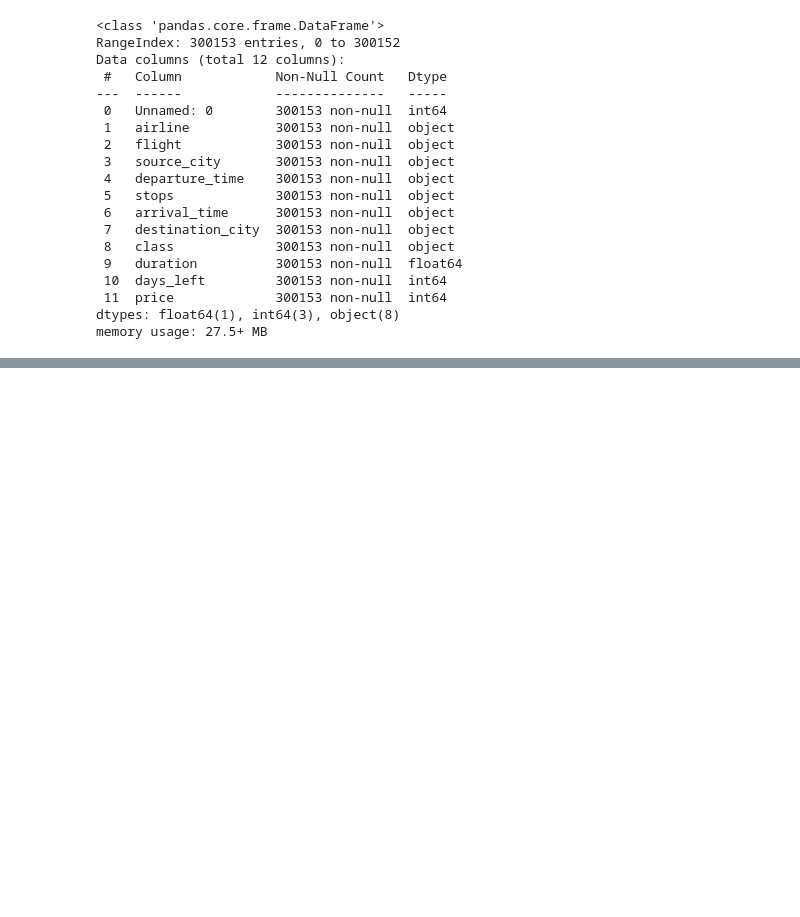
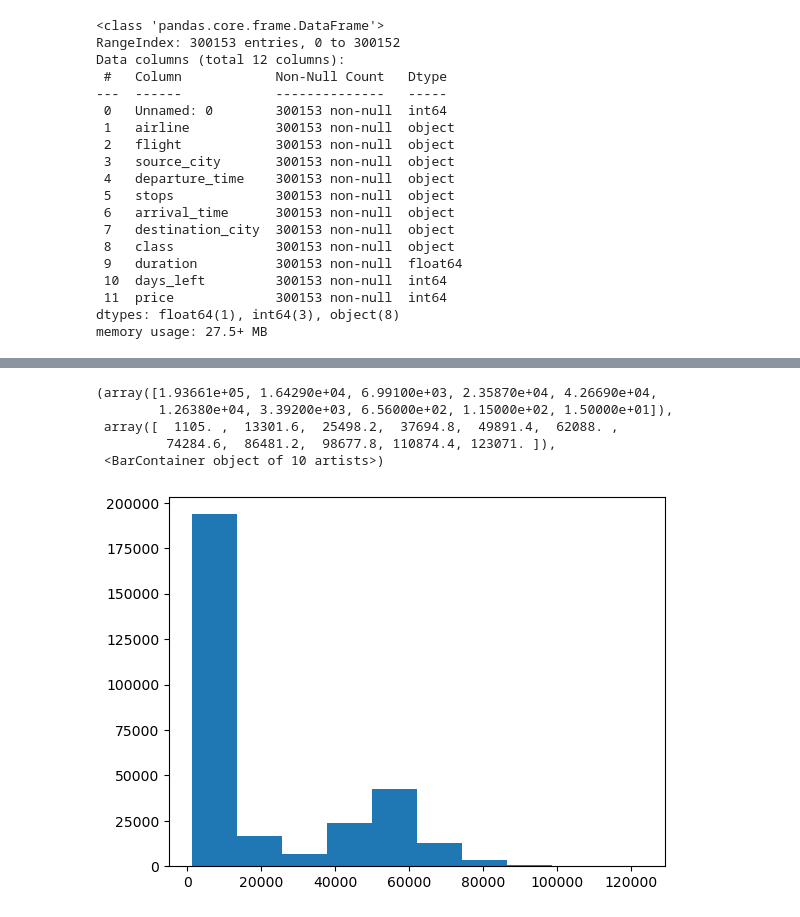
Before and after one commit to ydv-prince/ML-Practicals, a Jupyter notebook: submission1.ipynb, the cells around one changed output, grey strips where cells are left out. Drawn from its saved outputs; the diff is of its cells as text; code cells hidden in the pictures; blank space fills up the shorter version.

```diff
--- a/submission1.ipynb
+++ b/submission1.ipynb
@@ -1033,0 +1075,9 @@ memory usage: 27.5+ MB
+# %%
+plt.hist(df['price'])
+# %% [output]
+(array([1.93661e+05, 1.64290e+04, 6.99100e+03, 2.35870e+04, 4.26690e+04,
+        1.26380e+04, 3.39200e+03, 6.56000e+02, 1.15000e+02, 1.50000e+01]),
+ array([  1105. ,  13301.6,  25498.2,  37694.8,  49891.4,  62088. ,
+         74284.6,  86481.2,  98677.8, 110874.4, 123071. ]),
+ <BarContainer object of 10 artists>)
+[figure, added]
```
Also changed, not shown: parts of 8 cells of this notebook.
